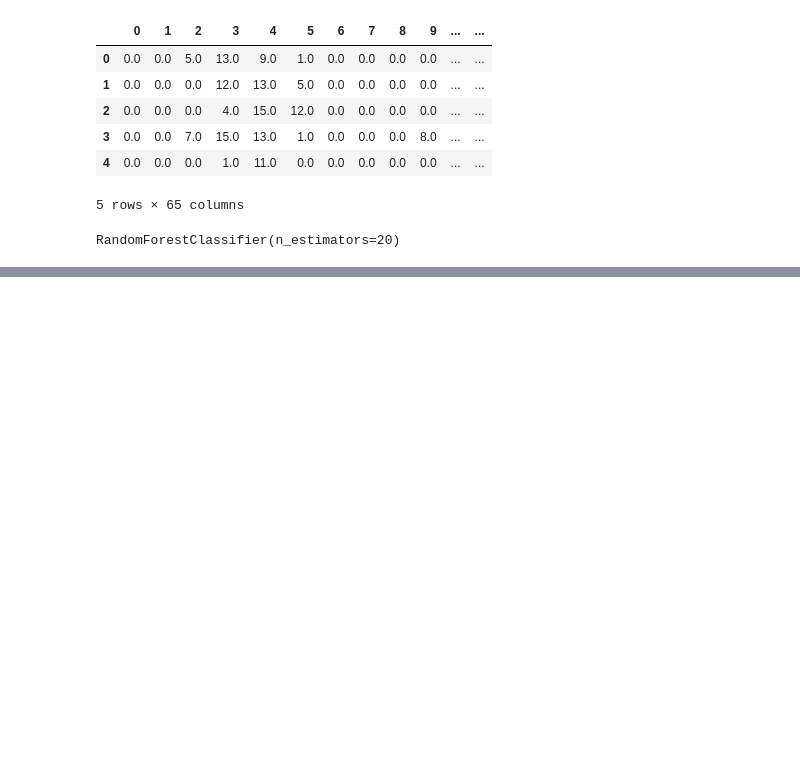
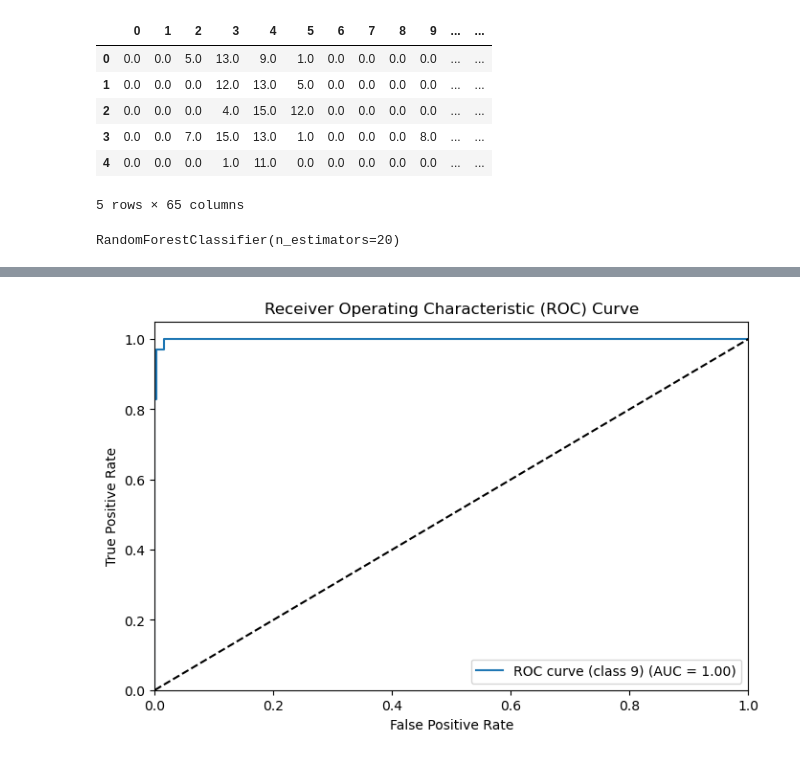
Before and after one commit to Aayush181509/AI-Workshop, a Jupyter notebook: Random_Forest.ipynb, the cells around one changed output, grey strips where cells are left out. Saved outputs shown, nothing was run; the diff lists cells and outputs as text; code cells hidden in the pictures; blank space fills up the shorter version.

```diff
--- a/Random_Forest.ipynb
+++ b/Random_Forest.ipynb
@@ -103,0 +150,20 @@ Text(70.72222222222221, 0.5, 'Truth')
+# %%
+class_index = 9  # Change this to the class index you want to plot
+y_test_binarized = label_binarize(y_test, classes=np.unique(y))
+fpr, tpr, _ = roc_curve(y_test_binarized[:, class_index], y_score[:, class_index])
+roc_auc = auc(fpr, tpr)
+
+# Plot ROC curve for the selected class
+plt.figure(figsize=(8, 5))
+plt.plot(fpr, tpr, label=f'ROC curve (class {class_index}) (AUC = {roc_auc:.2f})')
+
+plt.plot([0, 1], [0, 1], 'k--')  # Plot diagonal line
+plt.xlim([0.0, 1.0])
+plt.ylim([0.0, 1.05])
+plt.xlabel('False Positive Rate')
+plt.ylabel('True Positive Rate')
+plt.title('Receiver Operating Characteristic (ROC) Curve')
+plt.legend(loc="lower right")
+plt.show()
+# %% [output]
+[figure, added]
```
Also changed, not shown: parts of 13 cells of this notebook, 7 other files.
